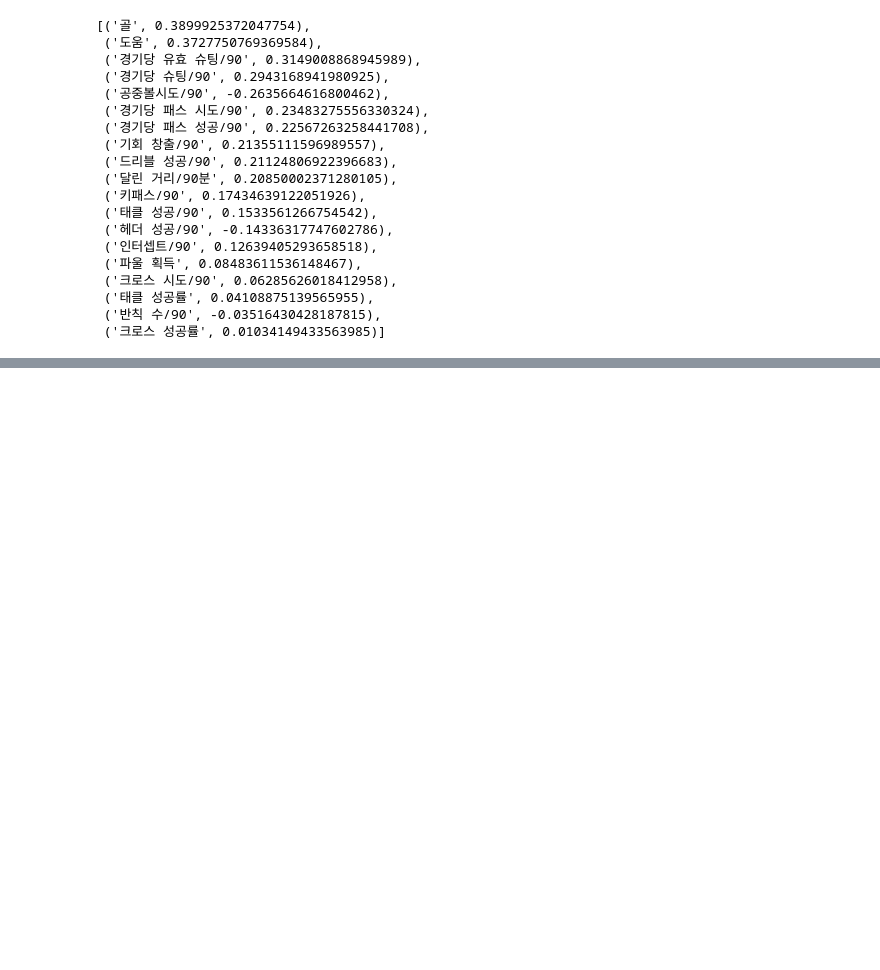
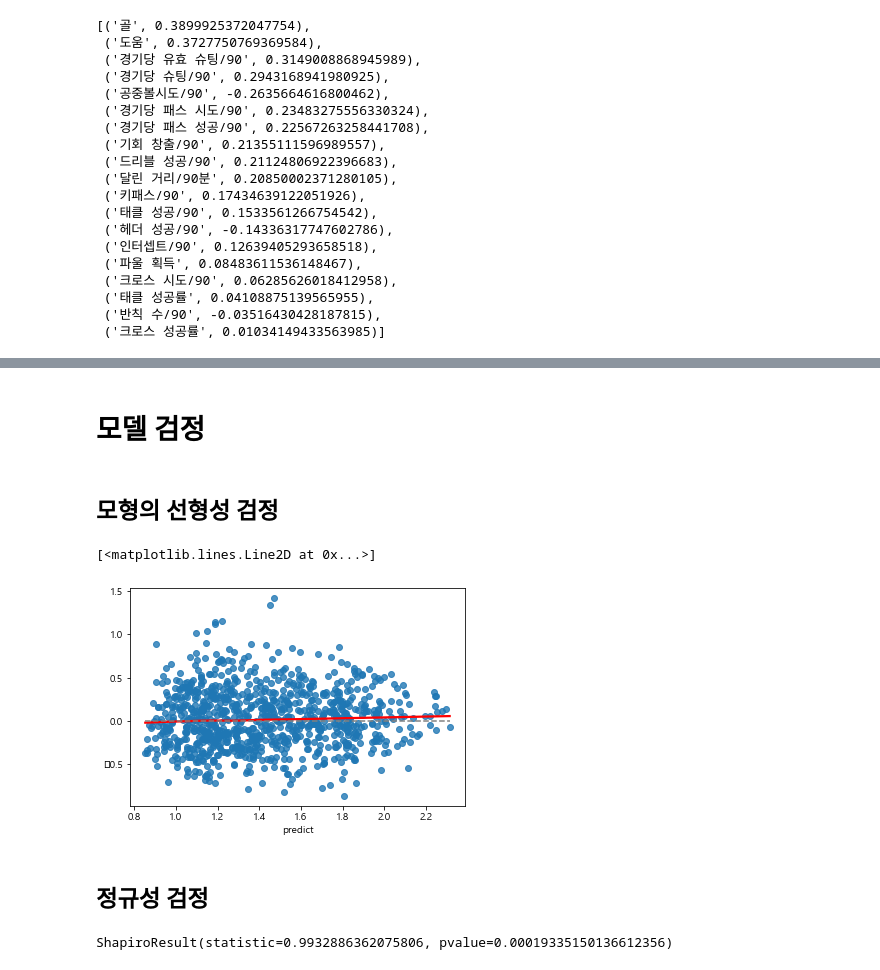
Before and after one commit to YongJaeJung/FM_DA_Project, a Jupyter notebook: 03.표준획득승점 선형회귀-tensorflow-공격수.ipynb, the cells around one changed output, grey strips where cells are left out. Saved outputs shown, nothing was run; the diff lists cells and outputs as text; code cells hidden in the pictures; blank space fills up the shorter version.

```diff
--- a/03.표준획득승점 선형회귀-tensorflow-공격수.ipynb
+++ b/03.표준획득승점 선형회귀-tensorflow-공격수.ipynb
@@ -465,0 +409,22 @@ Epoch 600/600
+# %%
+model = load_model('./models/forward_nn.h5')
+# %%
+norm_forward_df['predict'] = model.predict(norm_forward_df.loc[:,['골','도움','경기당 유효 슈팅/90','공중볼시도/90','경기당 패스 시도/90','기회 창출/90','드리블 성공/90']])
+# %% [markdown]
+# 모델 검정
+# %%
+residual = norm_forward_df['평균획득승점/경기'] - norm_forward_df['predict']
+# %% [markdown]
+## 모형의 선형성 검정
+# %%
+sns.regplot(norm_forward_df['predict'], residual, lowess=True, line_kws={'color': 'red'})
+plt.plot([norm_forward_df['predict'].values.min(), norm_forward_df['predict'].values.max()], [0, 0], '--', color='grey')
+# %% [output]
+[<matplotlib.lines.Line2D at 0x...>]
+[figure, added]
+# %% [markdown]
+## 정규성 검정
+# %%
+stats.shapiro(residual)
+# %% [output]
+ShapiroResult(statistic=0.9932886362075806, pvalue=0.00019335150136612356)
```
Also changed, not shown: parts of 21 cells of this notebook.
